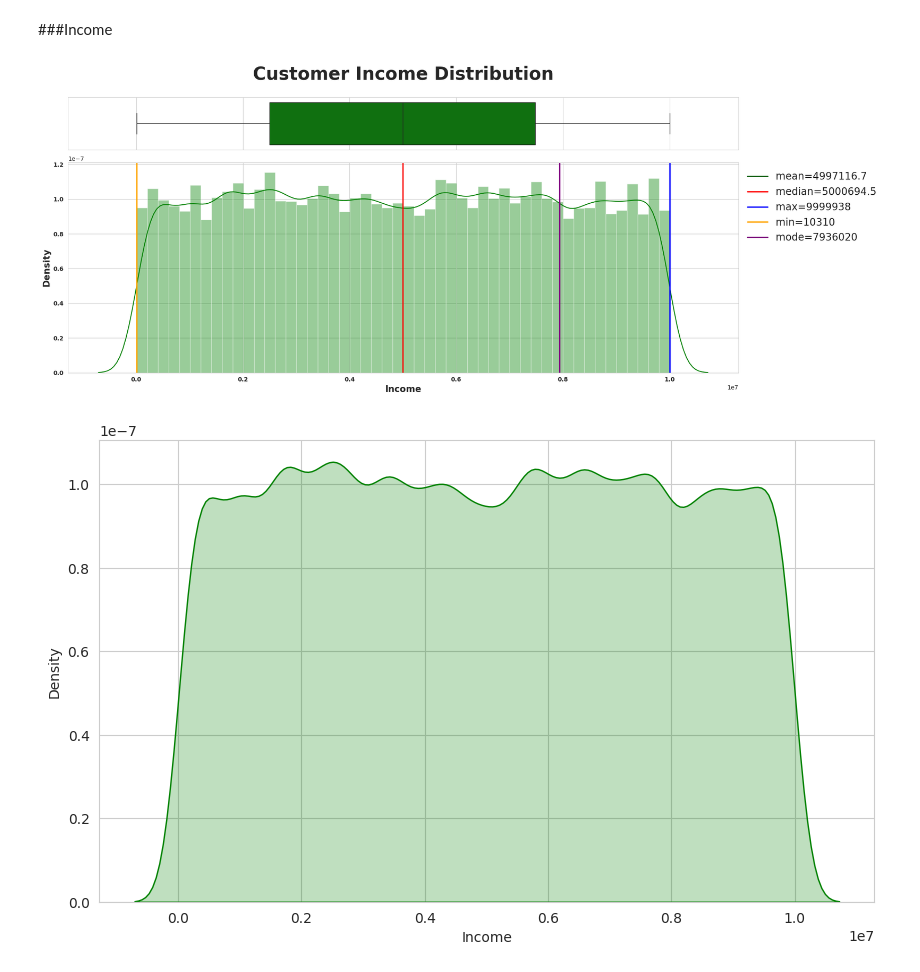
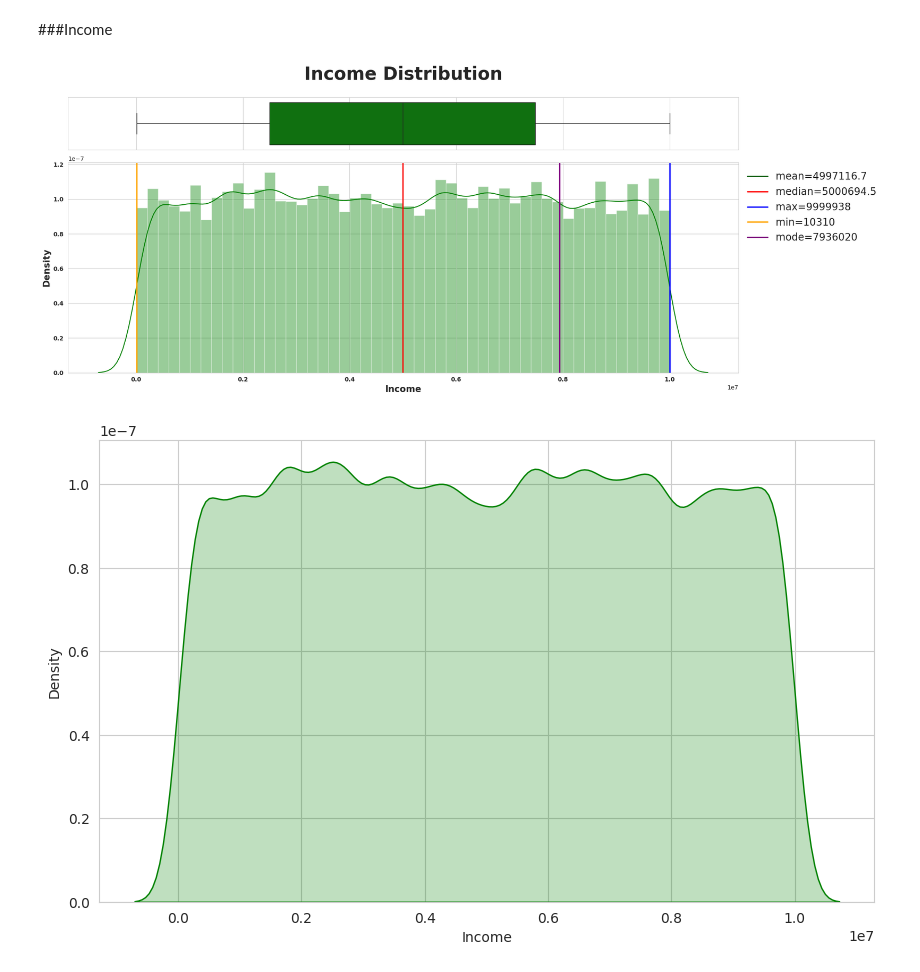
Before and after one commit to sina-salmanpour/Loan_Defaults_prediction, a Jupyter notebook: Loan_Defaults.ipynb, the cells around one changed output. Drawn from its saved outputs; the diff is of its cells as text; code cells hidden in the pictures.

```diff
--- a/Loan_Defaults.ipynb
+++ b/Loan_Defaults.ipynb
@@ -221,10 +220,10 @@ def numerical_plotting(data, col, title, symb, ylabel, color):
 ###Income
 # %%
 numerical_plotting(data=df, col="Income",
-                   title="Customer Income Distribution",
+                   title="Income Distribution",
                    symb=" ", ylabel="Density", color="green");
 # %% [output]
-[figure, old version]
+[figure, new version]
 # %%
 sns.kdeplot(df.Income, color='green',shade=True);
 # %% [output]
```
Also changed, not shown: parts of 14 cells of this notebook.
